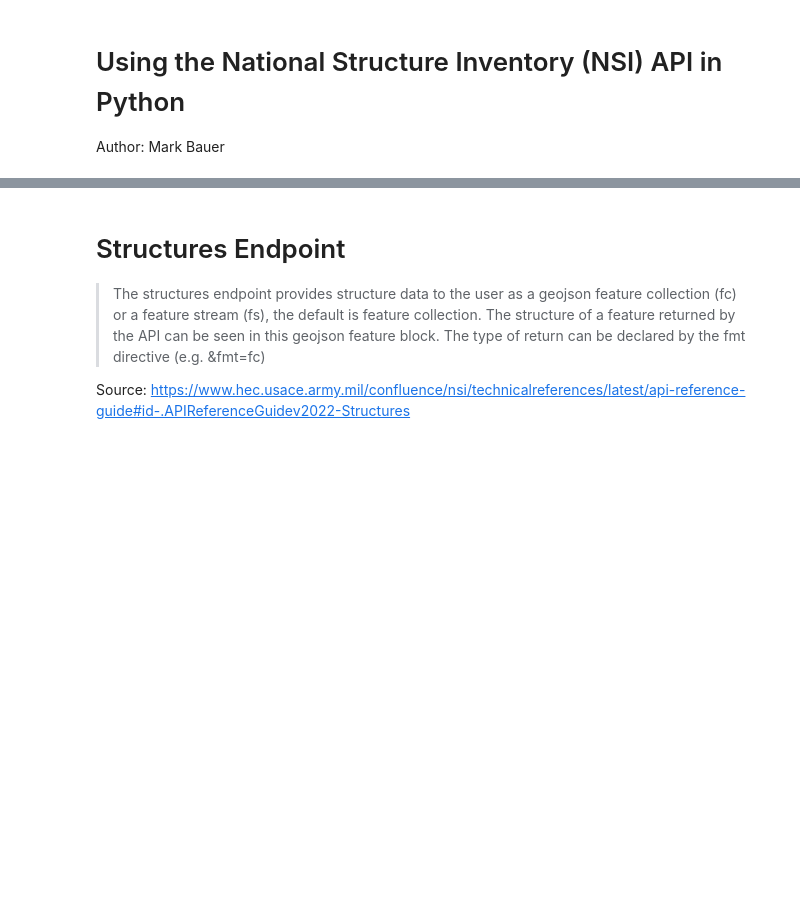
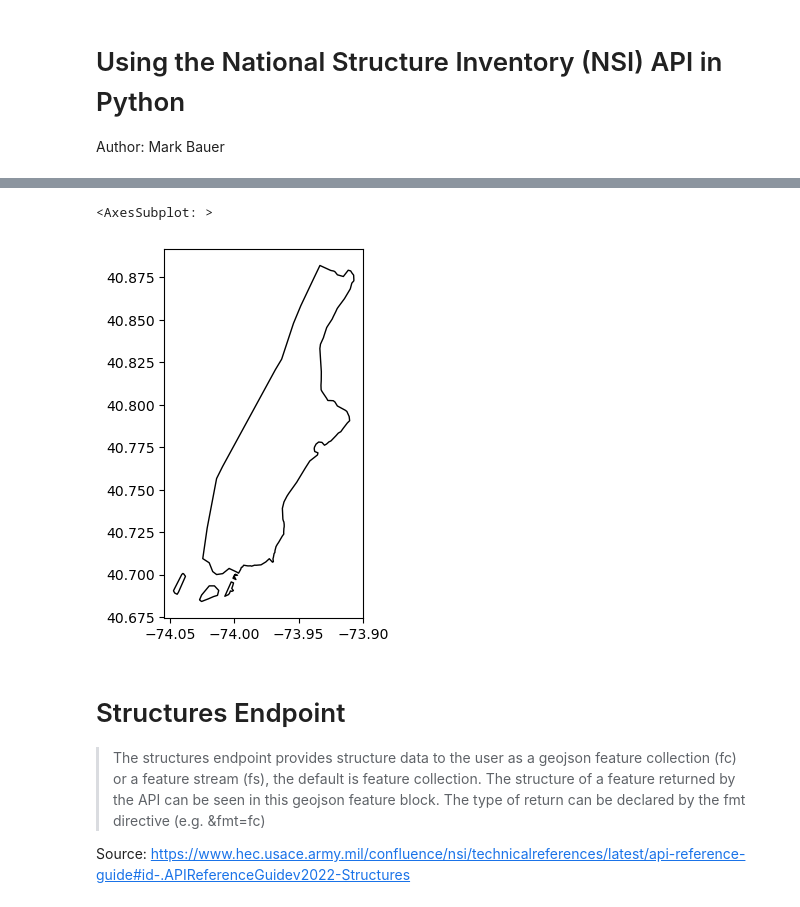
Before and after one commit to mebauer/national-structure-inventory-examples, a Jupyter notebook: api-examples.ipynb, the cells around one changed output, grey strips where cells are left out. Cells and saved outputs as stored; diff of their text form; code cells hidden in the pictures; blank space fills up the shorter version.

```diff
--- a/api-examples.ipynb
+++ b/api-examples.ipynb
@@ -8,0 +16,7 @@ import pandas as pd
+# %%
+path = "https://www2.census.gov/geo/tiger/GENZ2018/shp/cb_2018_us_county_500k.zip"
+gdf = gpd.read_file(path)
+
+manhattan_gdf = gdf.loc[gdf['GEOID'] == '36061']
+
+manhattan_gdf
@@ -9,3 +26,8 @@ import pandas as pd
+# %%
+manhattan_gdf.plot(facecolor='None')
+# %% [output]
+<AxesSubplot: >
+[figure, added]
 # %% [markdown]
 # Structures Endpoint
 > The structures endpoint provides structure data to the user as a geojson feature collection (fc) or a feature stream (fs), the default is feature collection. The structure of a feature returned by the API can be seen in this geojson feature block. The type of return can be declared by the fmt directive (e.g. &fmt=fc)
```
Also changed, not shown: parts of 14 cells of this notebook.
